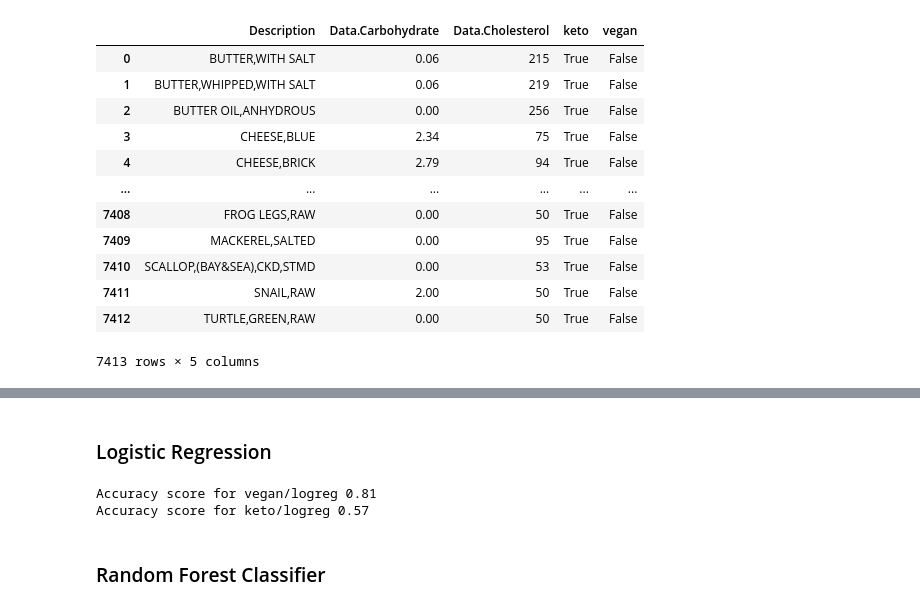
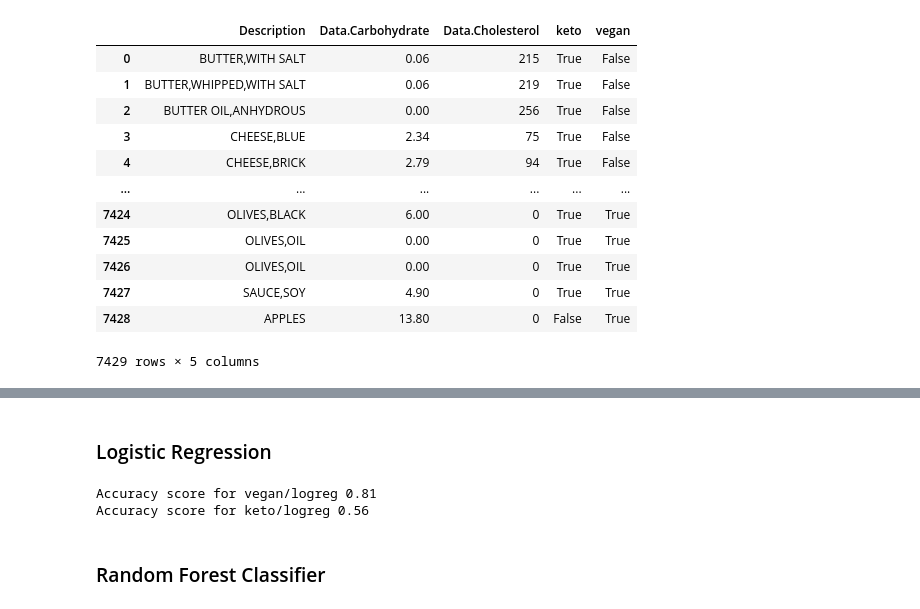
Before and after one commit to smnsht/search_by_ingredients, a Jupyter notebook: nb/src/07_CountVectorizer.ipynb, the cells around one changed output, grey strips where cells are left out. Drawn from its saved outputs; the diff is of its cells as text; code cells hidden in the pictures.

```diff
--- a/nb/src/07_CountVectorizer.ipynb
+++ b/nb/src/07_CountVectorizer.ipynb
@@ -9,22 +11,20 @@ from sklearn.metrics import accuracy_score
 # %%
-food_df = pd.read_csv('../data/food1.csv', usecols=['Description', 'Data.Carbohydrate', 'Data.Cholesterol'])
-food_df['keto'] = food_df['Data.Carbohydrate'].apply(lambda gr: gr < 10)
-food_df['vegan'] = food_df['Data.Cholesterol'].apply(lambda ml: ml == 0)
+food_df = load_foods('../data/food1.csv')
 food_df
 # %% [output]
 |  | Description | Data.Carbohydrate | Data.Cholesterol | keto | vegan |
 | 0 | BUTTER,WITH SALT | 0.06 | 215 | True | False |
 | 1 | BUTTER,WHIPPED,WITH SALT | 0.06 | 219 | True | False |
 | 2 | BUTTER OIL,ANHYDROUS | 0.00 | 256 | True | False |
 | 3 | CHEESE,BLUE | 2.34 | 75 | True | False |
 | 4 | CHEESE,BRICK | 2.79 | 94 | True | False |
 | ... | ... | ... | ... | ... | ... |
-| 7408 | FROG LEGS,RAW | 0.00 | 50 | True | False |
-| 7409 | MACKEREL,SALTED | 0.00 | 95 | True | False |
-| 7410 | SCALLOP,(BAY&SEA),CKD,STMD | 0.00 | 53 | True | False |
-| 7411 | SNAIL,RAW | 2.00 | 50 | True | False |
-| 7412 | TURTLE,GREEN,RAW | 0.00 | 50 | True | False |
+| 7424 | OLIVES,BLACK | 6.00 | 0 | True | True |
+| 7425 | OLIVES,OIL | 0.00 | 0 | True | True |
+| 7426 | OLIVES,OIL | 0.00 | 0 | True | True |
+| 7427 | SAUCE,SOY | 4.90 | 0 | True | True |
+| 7428 | APPLES | 13.80 | 0 | False | True |
-7413 rows × 5 columns
+7429 rows × 5 columns
 # %%
 ground_truth_df = pd.read_csv('../data/ground_truth_sample.csv')
 ground_truth_df
@@ -76,7 +76,7 @@ print("Accuracy score for vegan/logreg" ,accuracy_score(y_vegan_test, y_vegan_pr
 print("Accuracy score for keto/logreg" ,accuracy_score(y_keto_test, y_keto_pred))
 # %% [output]
 Accuracy score for vegan/logreg 0.81
-Accuracy score for keto/logreg 0.57
+Accuracy score for keto/logreg 0.56
 # %% [markdown]
 ### Random Forest Classifier
 # %%
```
Also changed, not shown: parts of 2 cells of this notebook, 8 other files.
